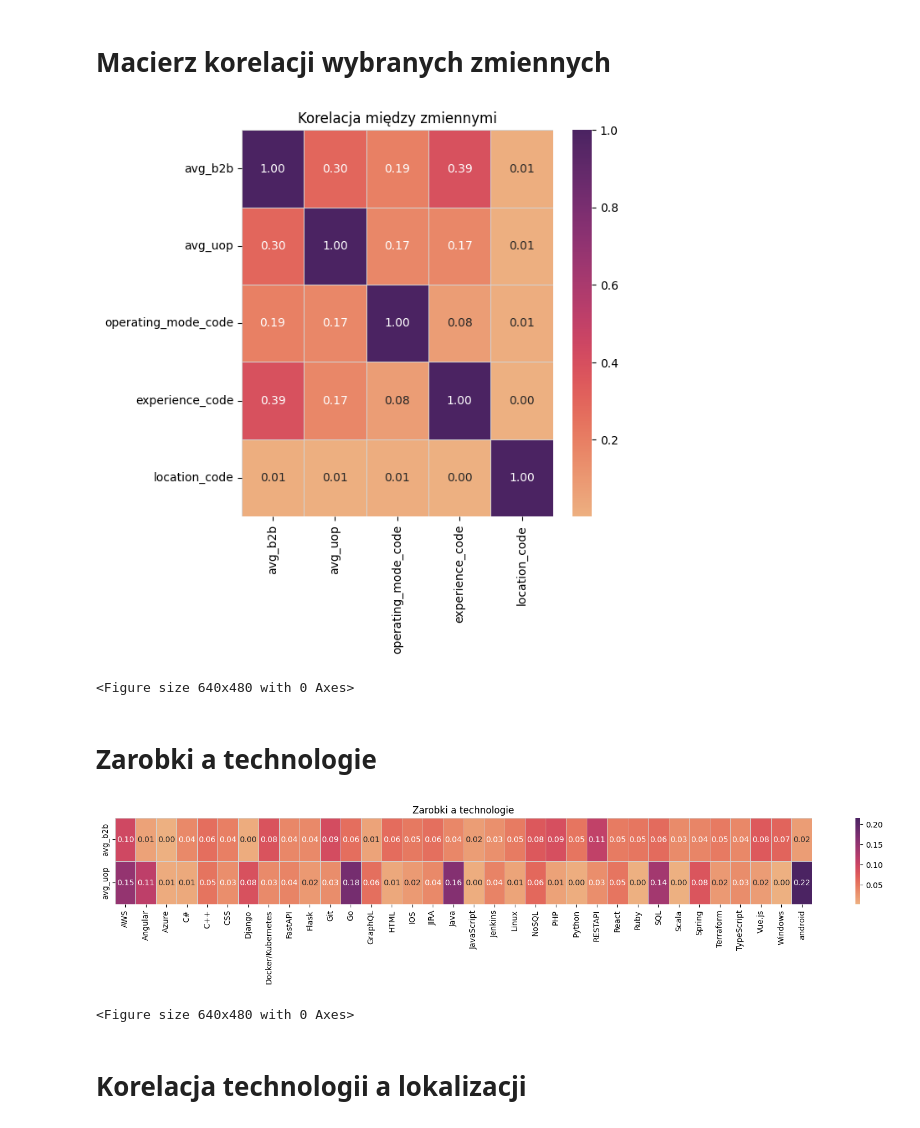
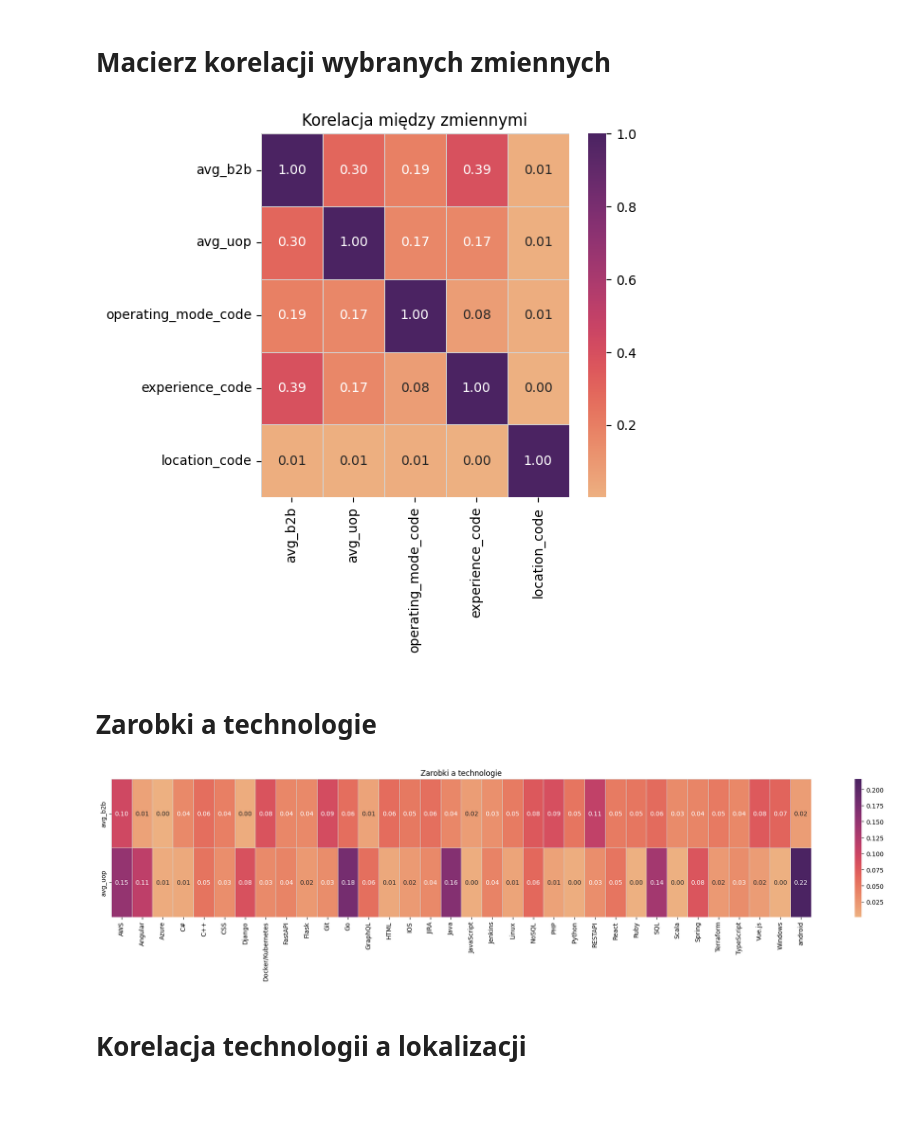
Before and after one commit to lukaszfabia/IT-salary-predictor, a Jupyter notebook: analysis/analysis.ipynb, the cells around one changed output. Cells and saved outputs as stored; diff of their text form; code cells hidden in the pictures; blank space fills up the shorter version.

```diff
--- a/analysis/analysis.ipynb
+++ b/analysis/analysis.ipynb
@@ -378,8 +372,9 @@ def create_corr_plot(corr, title, size=(20,20)):
     sns.heatmap(corr, annot=True,fmt=".2f", linecolor="lightgrey", linewidths=0.5, cmap="flare")
     sns.color_palette("flare", as_cmap=True)
     plt.title(title)
+    plt.tight_layout()
+    plt.savefig(f"plots/korelacje/{title.lower().replace(" ", "_")}.png")
     plt.show()
-    plt.savefig(f"plots/korelacje/{title}.png")
 # %%
 # Obliczenie korelacji między wybranymi kolumnami
 technologies = df.loc[:, "AWS": "android"].columns.tolist()
@@ -414,23 +407,21 @@ corr = corr.abs()
 
 create_corr_plot(corr, 'Korelacja między zmiennymi', size=(6,6))
 # %% [output]
-[figure, old version]
+[figure, new version]
-<Figure size 640x480 with 0 Axes>
 # %% [markdown]
 # Zarobki a technologie
 # %%
 salaries = ["avg_b2b", "avg_uop"]
 techs = data.loc[:, "AWS":"android"]
 
 all_vars = salaries + list(techs.columns)
 corr = data[all_vars].corr()
 corr = corr.abs()
 corr = corr.loc[salaries, techs.columns]
 
-create_corr_plot(corr, "Zarobki a technologie", size=(20, 2))
+create_corr_plot(corr, "Zarobki a technologie", size=(20, 5))
 # %% [output]
-[figure, old version]
+[figure, new version]
-<Figure size 640x480 with 0 Axes>
 # %% [markdown]
 # Korelacja technologii a lokalizacji
 # %%
```
Also changed, not shown: parts of 24 cells of this notebook, 32 other files.
